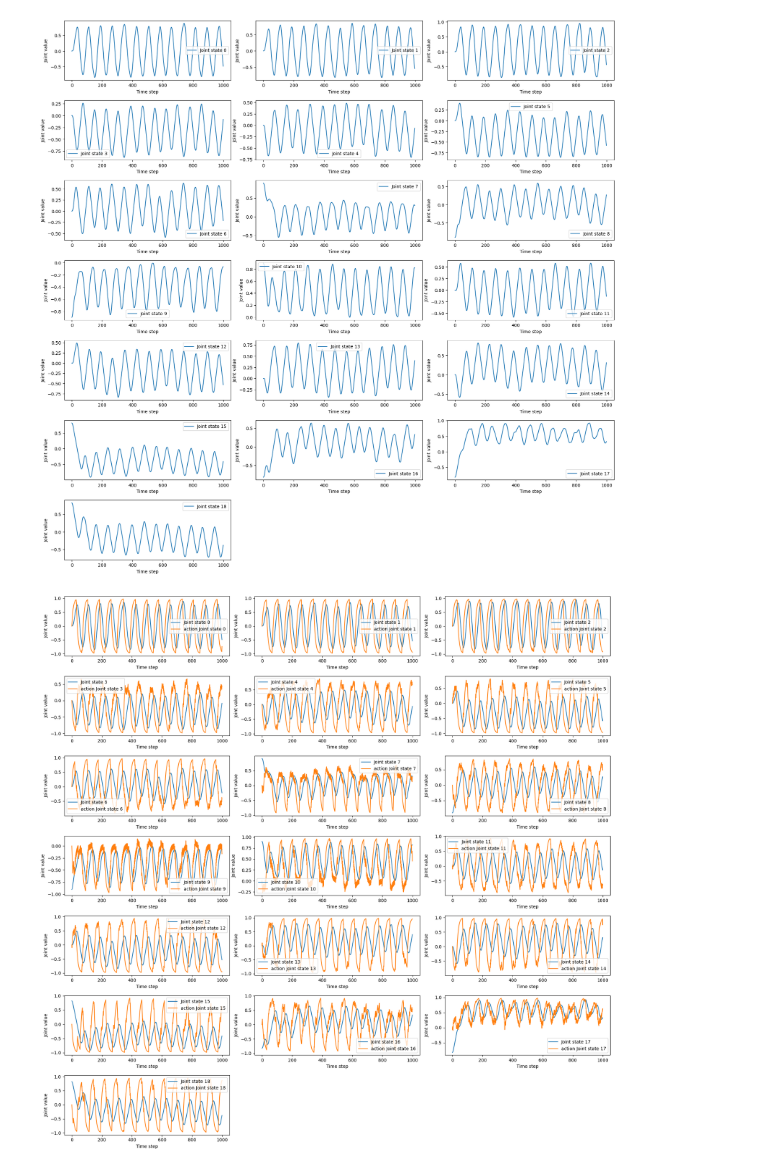
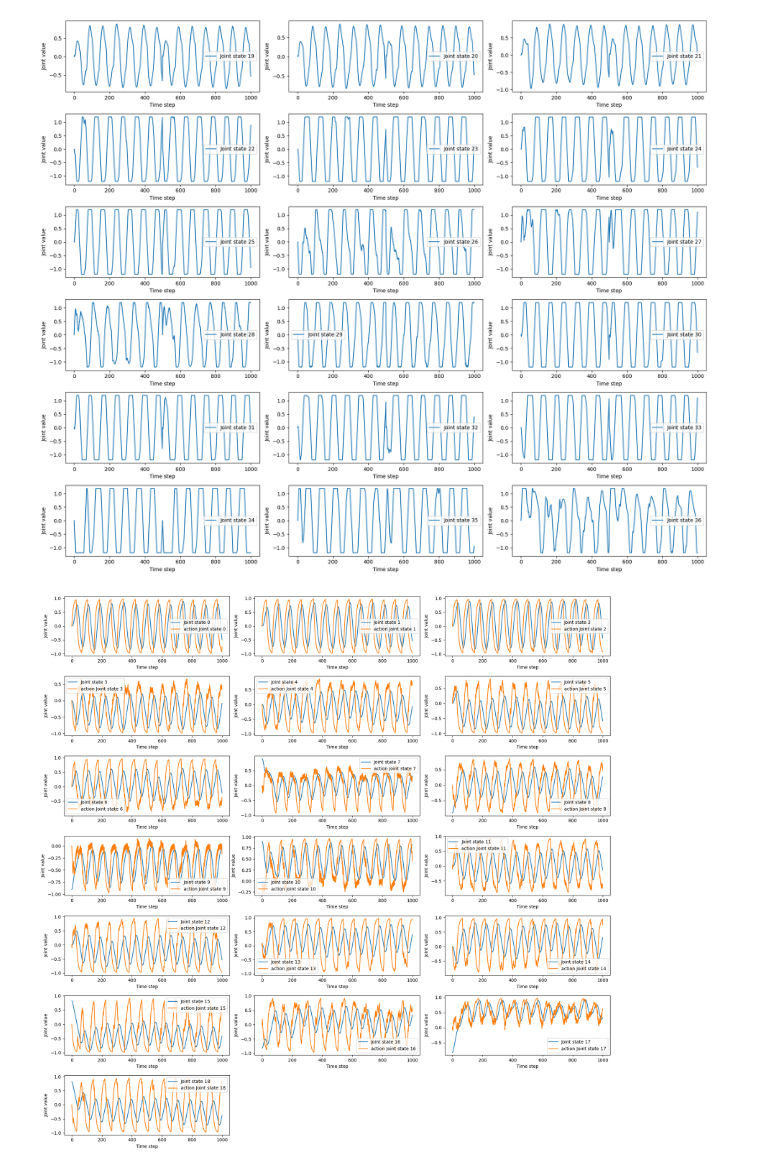
Before and after one commit to PavarisAsawa/locomotion_learning_information-theory, a Jupyter notebook: data_exploration.ipynb, the cells around one changed output. Cells and saved outputs as stored; diff of their text form; code cells hidden in the pictures.

```diff
--- a/data_exploration.ipynb
+++ b/data_exploration.ipynb
@@ -42,13 +42,7 @@ data_no_action = np.empty(num_seeds, dtype=object)
 data_no_imu = np.empty(num_seeds, dtype=object)
 data_no_fc = np.empty(num_seeds, dtype=object)
 for i in range(num_seeds):
-    data_fullstate[i] = np.load(f"data/HEBB-FULL-STATE_seed-{seed}-fullstate-rand-{i}.npz")
-    data_no_joint_pos[i] = np.load(f"data/HEBB-FULL-STATE_seed-{seed}-no_joint_pos-rand-{i}.npz")
-    data_no_joint_vel[i] = np.load(f"data/HEBB-FULL-STATE_seed-{seed}-no_joint_vel-rand-{i}.npz")
-    data_no_action[i] = np.load(f"data/HEBB-FULL-STATE_seed-{seed}-no_action-rand-{i}.npz")
-    data_no_imu[i] = np.load(f"data/HEBB-FULL-STATE_seed-{seed}-no_imu-rand-{i}.npz")
-    data_no_fc[i] = np.load(f"data/HEBB-FULL-STATE_seed-{seed}-no_fc-rand-{i}.npz")
-
+    data_fullstate[i] = np.load(f"data/HEBB-full/HEBB-FULL_STATE-seed_{seed}-fullstate-rand-{i}.npz")
 
 train_x = torch.empty((0, all_state_dim), dtype=torch.float32 ,device=DEVICE)
 train_y = torch.empty((0, all_action_dim), dtype=torch.float32,device=DEVICE)
@@ -58,8 +52,8 @@ for i in range(training_seed):
     train_x = torch.cat((train_x, torch.tensor(data_fullstate[i]["state"].reshape(data_fullstate[i]["state"].shape[0], -1), dtype=torch.float32,device=DEVICE)), dim=0)
     train_y = torch.cat((train_y, torch.tensor(data_fullstate[i]["action_lowpass"].reshape(data_fullstate[i]["action_lowpass"].shape[0], -1), dtype=torch.float32,device=DEVICE)), dim=0)
 for j in range(training_seed, num_seeds):
-    test_x = torch.cat((test_x, torch.tensor(data_no_joint_pos[j]["state"].reshape(data_no_joint_pos[j]["state"].shape[0], -1), dtype=torch.float32,device=DEVICE)), dim=0)
-    test_y = torch.cat((test_y, torch.tensor(data_no_joint_pos[j]["action_lowpass"].reshape(data_no_joint_pos[j]["action_lowpass"].shape[0], -1), dtype=torch.float32,device=DEVICE)), dim=0)
+    test_x = torch.cat((test_x, torch.tensor(data_fullstate[j]["state"].reshape(data_fullstate[j]["state"].shape[0], -1), dtype=torch.float32,device=DEVICE)), dim=0)
+    test_y = torch.cat((test_y, torch.tensor(data_fullstate[j]["action_lowpass"].reshape(data_fullstate[j]["action_lowpass"].shape[0], -1), dtype=torch.float32,device=DEVICE)), dim=0)
 # %%
 def plot_joint_values(data, state_index, batch_size=1000):
     """
@@ -120,9 +114,9 @@ def plot_compare_joint_values(data_x, data_y, state_index, batch_size=1000):
     plt.tight_layout()
     plt.show()
 # %%
-plot_joint_values(train_x, state_index=torch.arange(0, 19), batch_size=1000)
+plot_joint_values(train_x, state_index=torch.arange(19, 37), batch_size=1000)
 # %% [output]
-[figure, old version]
+[figure, new version]
 # %%
 plot_compare_joint_values(train_x, train_y, state_index=torch.arange(0, 19), batch_size=1000)
 # %% [output]
```
Also changed, not shown: 10 other files.
